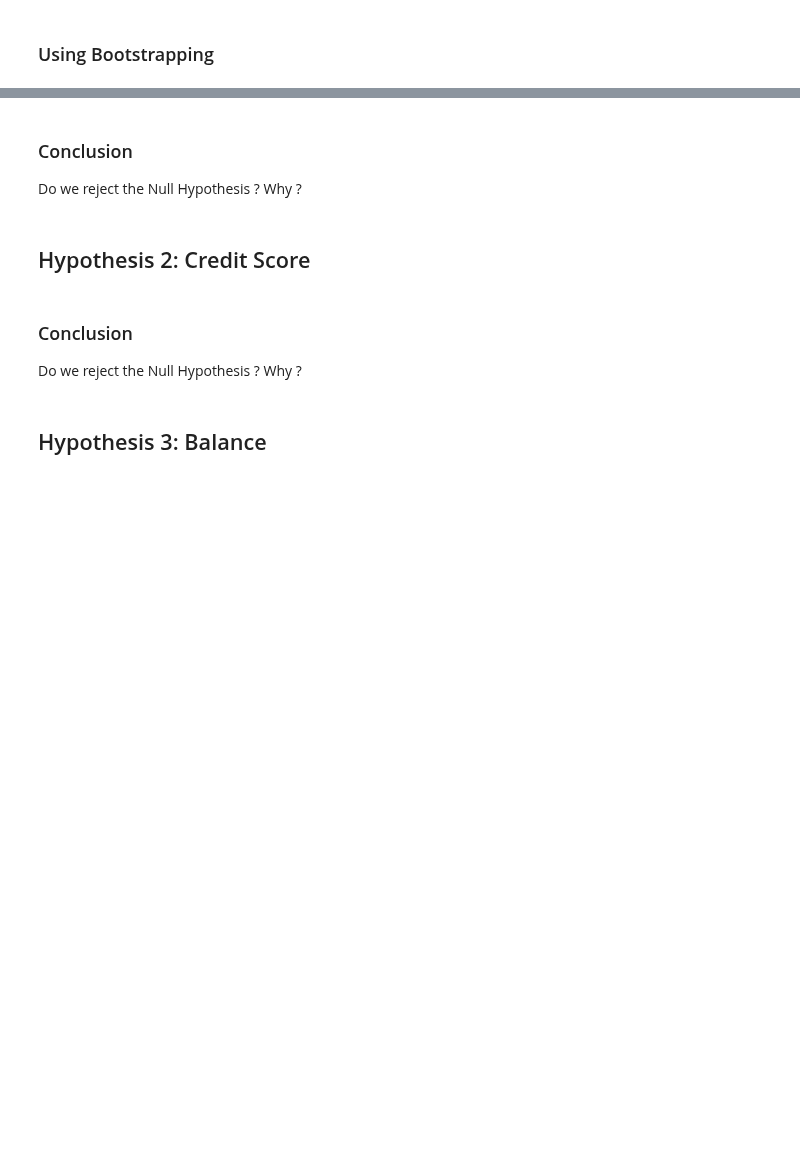
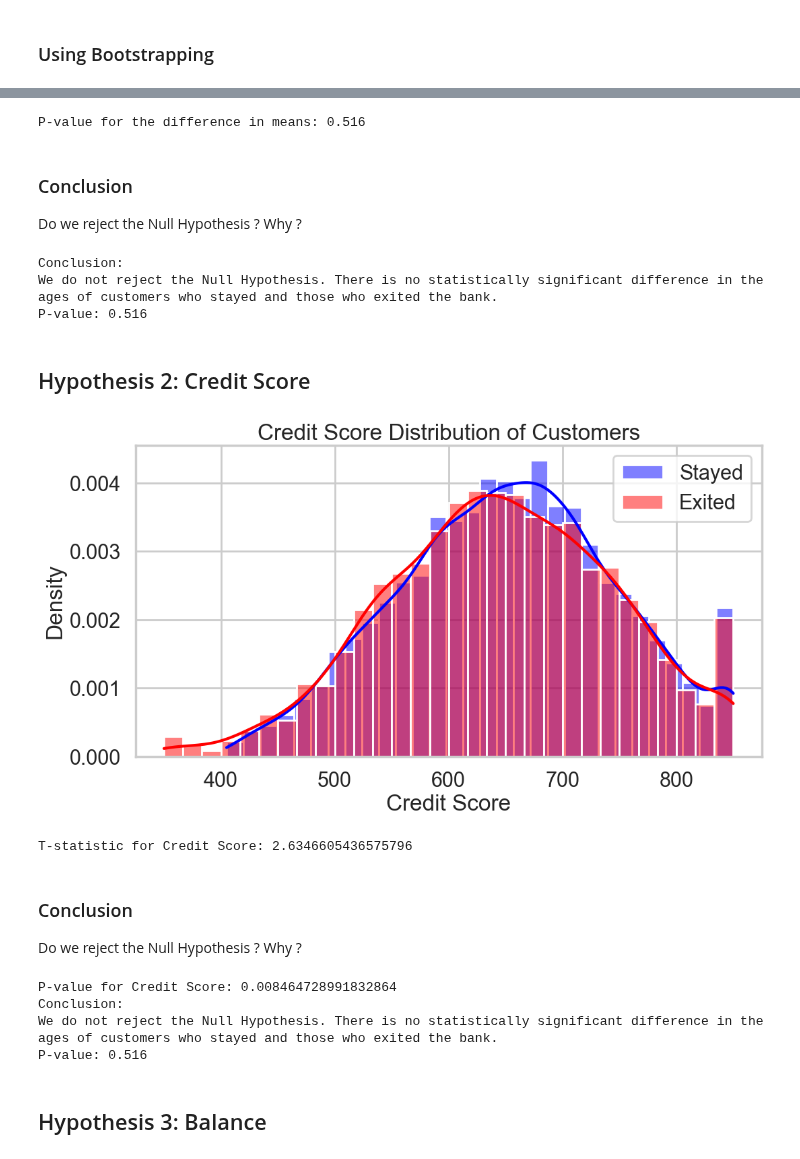
Before and after one commit to Jeynova/GenAI_Bootcamp, a Jupyter notebook: week4/day4/DailyChallenge/Copie_de_DailyChallenge_StatforML.ipynb, the cells around one changed output, grey strips where cells are left out. Saved outputs shown, nothing was run; the diff lists cells and outputs as text; code cells hidden in the pictures; blank space fills up the shorter version.

```diff
--- a/week4/day4/DailyChallenge/Copie_de_DailyChallenge_StatforML.ipynb
+++ b/week4/day4/DailyChallenge/Copie_de_DailyChallenge_StatforML.ipynb
@@ -67,2 +112,5 @@ def bs_choice(data, func, size):
 # %%
 ## TODO: Calculate the difference in means and shift the ages to the overall mean.
+overall_mean = df['Age'].mean()
+df_0.loc[:, 'Age'] = df_0['Age'] - overall_mean
+df_1.loc[:, 'Age'] = df_1['Age'] - overall_mean
@@ -71,7 +129,25 @@ def bs_choice(data, func, size):
 # %%
 ## TODO: Calculate the p-value by comparing the difference in means to the bootstrap distribution.
+bootstrap_diff_mean = np.mean(bootstrap_diff)
+p_value = np.mean(np.abs(bootstrap_diff) >= np.abs(bootstrap_diff_mean))
+print(f"P-value for the difference in means: {p_value}")
+# %% [output]
+P-value for the difference in means: 0.516
 # %% [markdown]
 ### Conclusion
 Do we reject the Null Hypothesis ? Why ?
+# %%
+# Conclusion for Hypothesis 1: Age
+
+print("Conclusion:")
+if p_value < 0.05:
+    print("We reject the Null Hypothesis. There is a statistically significant difference in the ages of customers who stayed and those who exited the bank.")
+else:
+    print("We do not reject the Null Hypothesis. There is no statistically significant difference in the ages of customers who stayed and those who exited the bank.")
+print(f"P-value: {p_value}")
+# %% [output]
+Conclusion:
+We do not reject the Null Hypothesis. There is no statistically significant difference in the ages of customers who stayed and those who exited the bank.
+P-value: 0.516
 # %% [markdown]
 ## Hypothesis 2: Credit Score
@@ -80,7 +154,37 @@ Do we reject the Null Hypothesis ? Why ?
+# %%
+## TODO: Create histograms for the CreditScore distribution of both groups (Still with bank and Left the bank).
+plt.figure(figsize=(12, 6))
+sns.histplot(df_0['CreditScore'], color='blue', label='Stayed', kde=True, stat="density", bins=30, alpha=0.5)
+sns.histplot(df_1['CreditScore'], color='red', label='Exited', kde=True, stat="density", bins=30, alpha=0.5)
+plt.title('Credit Score Distribution of Customers')
+plt.xlabel('Credit Score')
+plt.ylabel('Density')
+plt.legend()
+plt.show()
+# %% [output]
+[figure, added]
 # %%
 ## TODO: Perform a t-test to compare the CreditScore between the two groups (Still with bank and Left the bank).
+t_stat_credit, p_value_credit = ttest_ind(df_0['CreditScore'], df_1['CreditScore'], equal_var=False)
+print(f"T-statistic for Credit Score: {t_stat_credit}")
+# %% [output]
+T-statistic for Credit Score: 2.6346605436575796
 # %% [markdown]
 ### Conclusion
 Do we reject the Null Hypothesis ? Why ?
+# %%
+p_value_credit = p_value_credit
+print(f"P-value for Credit Score: {p_value_credit}")
+print("Conclusion:")
+if p_value < 0.05:
+    print("We reject the Null Hypothesis. There is a statistically significant difference in the ages of customers who stayed and those who exited the bank.")
+else:
+    print("We do not reject the Null Hypothesis. There is no statistically significant difference in the ages of customers who stayed and those who exited the bank.")
+print(f"P-value: {p_value}")
+# %% [output]
+P-value for Credit Score: 0.008464728991832864
+Conclusion:
+We do not reject the Null Hypothesis. There is no statistically significant difference in the ages of customers who stayed and those who exited the bank.
+P-value: 0.516
 # %% [markdown]
 ## Hypothesis 3: Balance
```
Also changed, not shown: parts of 30 cells of this notebook.
